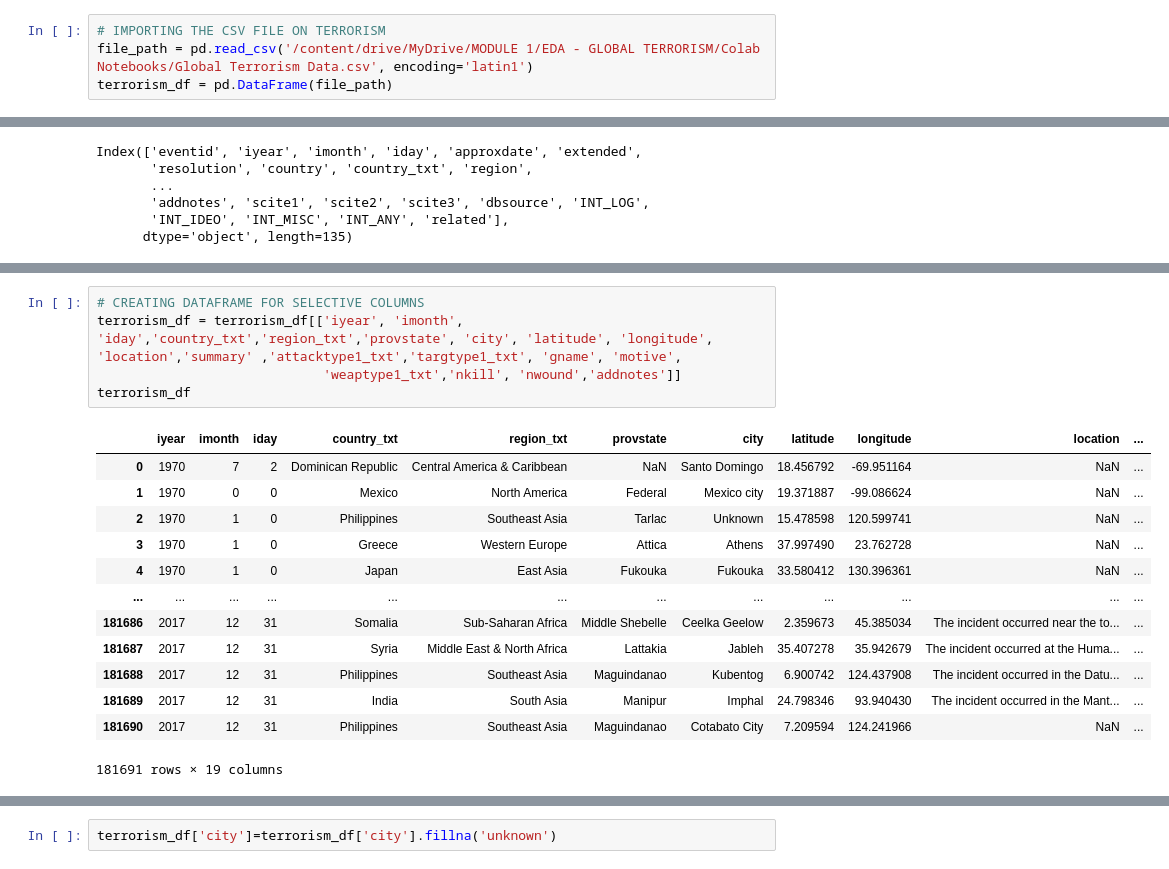
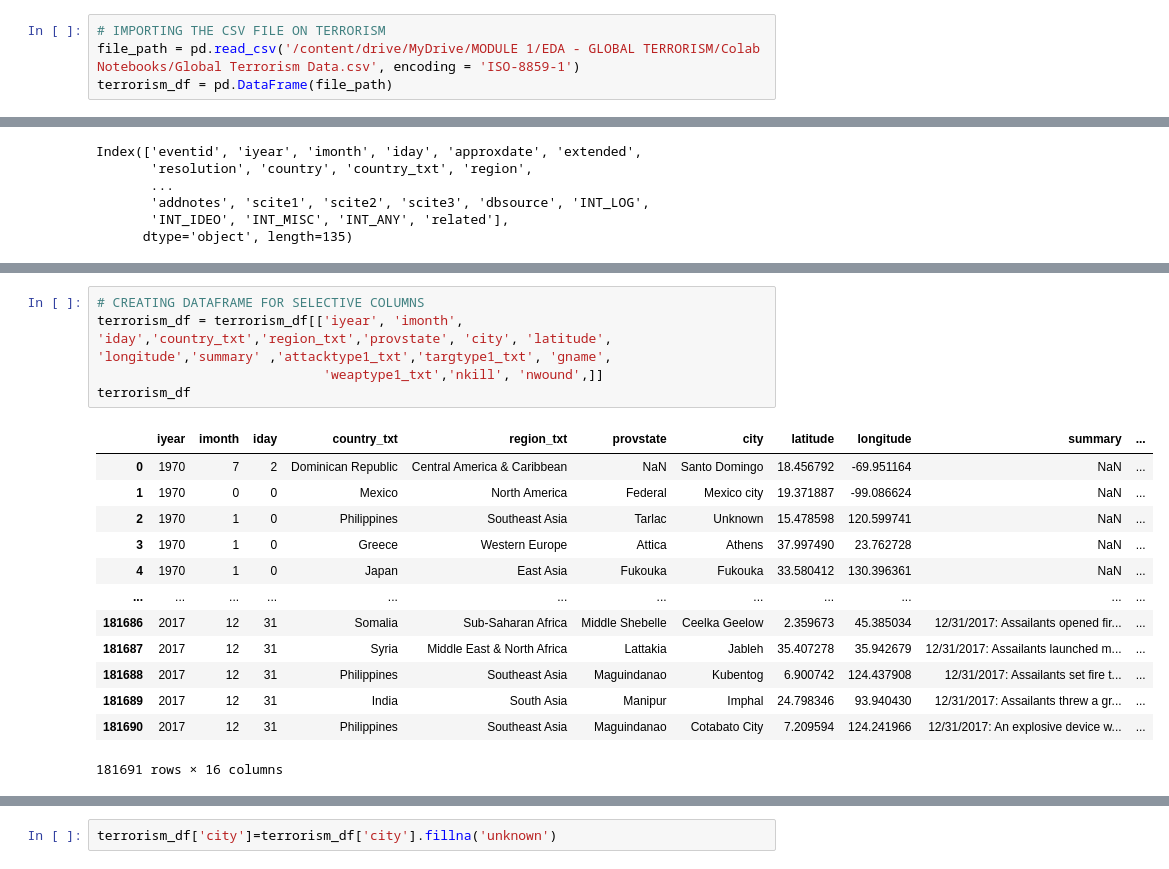
Before and after one commit to TEJU1211/GLOBAL-TERRORISM-ATTACKS--EDA, a Jupyter notebook: Individual_Notebook(Global_Terrorism_Analysis_)(_Capstone_Project.ipynb, the cells around one changed output, grey strips where cells are left out. Saved outputs shown, nothing was run; the diff lists cells and outputs as text.

```diff
--- a/Individual_Notebook(Global_Terrorism_Analysis_)(_Capstone_Project.ipynb
+++ b/Individual_Notebook(Global_Terrorism_Analysis_)(_Capstone_Project.ipynb
@@ -37,7 +37,7 @@ drive.mount('/content/drive')
 Drive already mounted at /content/drive; to attempt to forcibly remount, call drive.mount("/content/drive", force_remount=True).
 # %%
 # IMPORTING THE CSV FILE ON TERRORISM
-file_path = pd.read_csv('/content/drive/MyDrive/MODULE 1/EDA - GLOBAL TERRORISM/Colab Notebooks/Global Terrorism Data.csv', encoding='latin1')
+file_path = pd.read_csv('/content/drive/MyDrive/MODULE 1/EDA - GLOBAL TERRORISM/Colab Notebooks/Global Terrorism Data.csv', encoding = 'ISO-8859-1')
 terrorism_df = pd.DataFrame(file_path)
 # %%
 terrorism_df
@@ -103,23 +103,23 @@ array(['eventid', 'iyear', 'imonth', 'iday', 'approxdate', 'extended',
        'related'], dtype=object)
 # %%
 # CREATING DATAFRAME FOR SELECTIVE COLUMNS
-terrorism_df = terrorism_df[['iyear', 'imonth', 'iday','country_txt','region_txt','provstate', 'city', 'latitude', 'longitude', 'location','summary' ,'attacktype1_txt','targtype1_txt', 'gname', 'motive',
-                             'weaptype1_txt','nkill', 'nwound','addnotes']]
+terrorism_df = terrorism_df[['iyear', 'imonth', 'iday','country_txt','region_txt','provstate', 'city', 'latitude', 'longitude','summary' ,'attacktype1_txt','targtype1_txt', 'gname',
+                             'weaptype1_txt','nkill', 'nwound',]]
 terrorism_df
 # %% [output]
-|  | iyear | imonth | iday | country_txt | region_txt | provstate | city | latitude | longitude | location | ... |
+|  | iyear | imonth | iday | country_txt | region_txt | provstate | city | latitude | longitude | summary | ... |
 | 0 | 1970 | 7 | 2 | Dominican Republic | Central America & Caribbean | NaN | Santo Domingo | 18.456792 | -69.951164 | NaN | ... |
 | 1 | 1970 | 0 | 0 | Mexico | North America | Federal | Mexico city | 19.371887 | -99.086624 | NaN | ... |
 | 2 | 1970 | 1 | 0 | Philippines | Southeast Asia | Tarlac | Unknown | 15.478598 | 120.599741 | NaN | ... |
 | 3 | 1970 | 1 | 0 | Greece | Western Europe | Attica | Athens | 37.997490 | 23.762728 | NaN | ... |
 | 4 | 1970 | 1 | 0 | Japan | East Asia | Fukouka | Fukouka | 33.580412 | 130.396361 | NaN | ... |
 | ... | ... | ... | ... | ... | ... | ... | ... | ... | ... | ... | ... |
-| 181686 | 2017 | 12 | 31 | Somalia | Sub-Saharan Africa | Middle Shebelle | Ceelka Geelow | 2.359673 | 45.385034 | The incident occurred near the to... | ... |
-| 181687 | 2017 | 12 | 31 | Syria | Middle East & North Africa | Lattakia | Jableh | 35.407278 | 35.942679 | The incident occurred at the Huma... | ... |
-| 181688 | 2017 | 12 | 31 | Philippines | Southeast Asia | Maguindanao | Kubentog | 6.900742 | 124.437908 | The incident occurred in the Datu... | ... |
-| 181689 | 2017 | 12 | 31 | India | South Asia | Manipur | Imphal | 24.798346 | 93.940430 | The incident occurred in the Mant... | ... |
-| 181690 | 2017 | 12 | 31 | Philippines | Southeast Asia | Maguindanao | Cotabato City | 7.209594 | 124.241966 | NaN | ... |
+| 181686 | 2017 | 12 | 31 | Somalia | Sub-Saharan Africa | Middle Shebelle | Ceelka Geelow | 2.359673 | 45.385034 | 12/31/2017: Assailants opened fir... | ... |
+| 181687 | 2017 | 12 | 31 | Syria | Middle East & North Africa | Lattakia | Jableh | 35.407278 | 35.942679 | 12/31/2017: Assailants launched m... | ... |
+| 181688 | 2017 | 12 | 31 | Philippines | Southeast Asia | Maguindanao | Kubentog | 6.900742 | 124.437908 | 12/31/2017: Assailants set fire t... | ... |
+| 181689 | 2017 | 12 | 31 | India | South Asia | Manipur | Imphal | 24.798346 | 93.940430 | 12/31/2017: Assailants threw a gr... | ... |
+| 181690 | 2017 | 12 | 31 | Philippines | Southeast Asia | Maguindanao | Cotabato City | 7.209594 | 124.241966 | 12/31/2017: An explosive device w... | ... |
-181691 rows × 19 columns
+181691 rows × 16 columns
 # %%
 # RENAMING THE COLUMNS
 terrorism_df.rename(columns = {'iyear':'Year', 'imonth':'Month', 'iday':'Day','country_txt':'Country','region_txt':'Region', 'attacktype1_txt':'Attack_type','targtype1_txt':'target_type',
```
Also changed, not shown: parts of 26 cells of this notebook.
